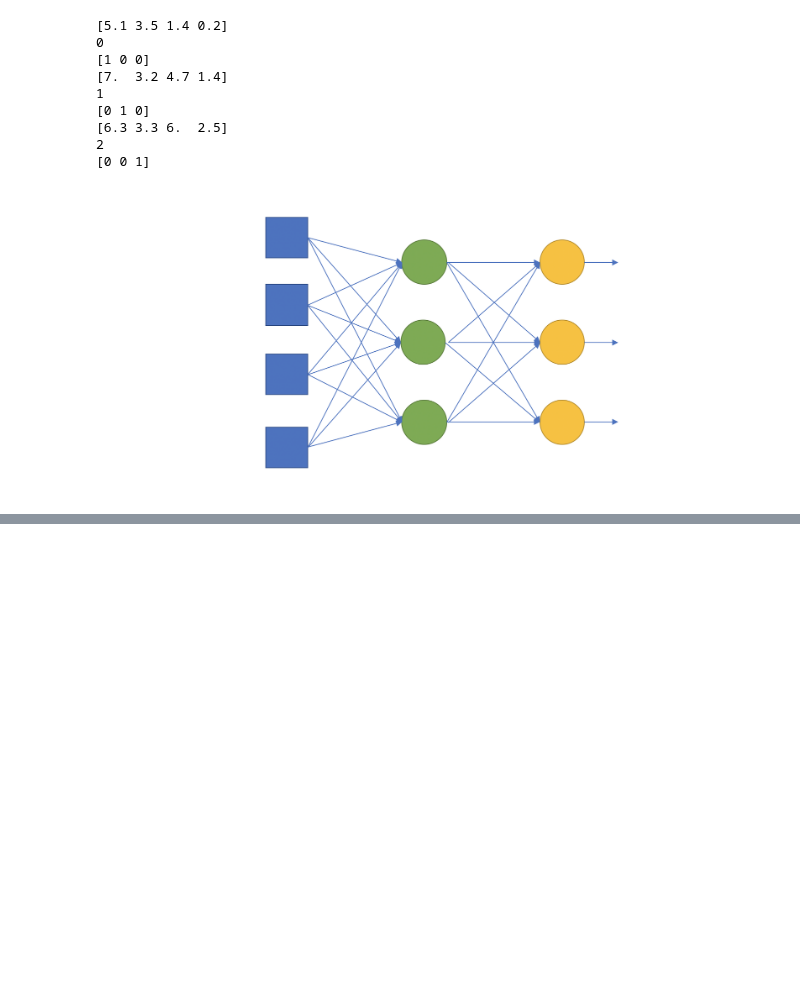
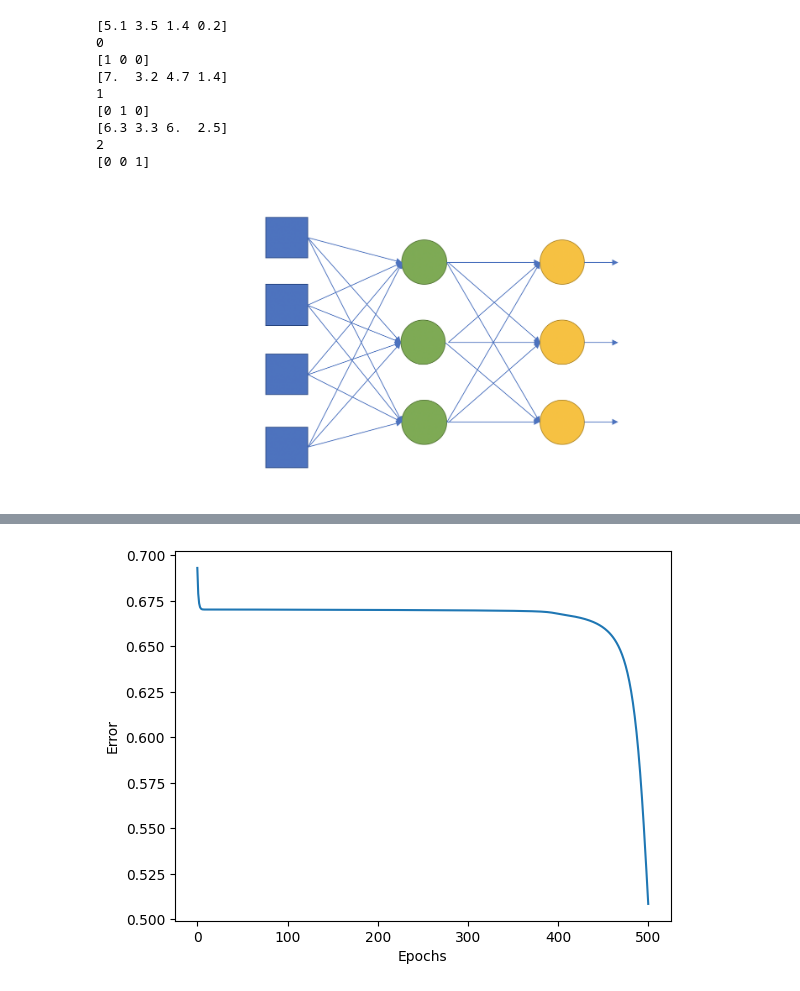
Before and after one commit to angelbastogz/masters-ai, a Jupyter notebook: Introducción a la IA/Perceptrón multicapa/Notebooks/04 Multilayer perceptron.ipynb, the cells around one changed output, grey strips where cells are left out. Cells and saved outputs as stored; diff of their text form; code cells hidden in the pictures; blank space fills up the shorter version.

```diff
--- a/Introducción a la IA/Perceptrón multicapa/Notebooks/04 Multilayer perceptron.ipynb
+++ b/Introducción a la IA/Perceptrón multicapa/Notebooks/04 Multilayer perceptron.ipynb
@@ -148,0 +151,18 @@ plt.show()
+# %%
+#Topology: 4 x 3 x 3 x 3 x 3
+input_size_layer1 = 4
+num_neurons_layer1 = 3
+
+input_size_layer2 = num_neurons_layer1
+num_neurons_layer2 = 3
+
+input_size_layer3 = num_neurons_layer2
+num_neurons_layer3 = 3
+
+input_size_layer4 = num_neurons_layer3
+num_neurons_layer4 = 3
+
+layer1 = list()
+layer2 = list()
+layer3 = list()
+layer4 = list()
@@ -148,0 +209,82 @@ plt.show()
+# %%
+alpha = 0.03
+epochs = 500
+
+init_weights()
+
+E = list()
+E.append( calculate_error() )
+for e in range(epochs):
+  for d in range(len(X)):
+    # Etapa 1 - Propagación
+    output_layer1 = np.zeros(num_neurons_layer1)
+    for i in range(len(output_layer1)):
+      output_layer1[i] = propagate(X[d], layer1[i])
+
+    output_layer2 = np.zeros(num_neurons_layer2)
+    for i in range(len(output_layer2)):
+      output_layer2[i] = propagate(output_layer1, layer2[i])
+
+    output_layer3 = np.zeros(num_neurons_layer3)
+    for i in range(len(output_layer3)):
+      output_layer3[i] = propagate(output_layer2, layer3[i])
+
+    output_layer4 = np.zeros(num_neurons_layer4)
+    for i in range(len(output_layer4)):
+      output_layer4[i] = propagate(output_layer3, layer4[i])
+
+    # Etapa 2 - Retropropagación de los errores
+    delta_layer4 = np.zeros(num_neurons_layer4)
+    for i in range(len(delta_layer4)):
+      delta_layer4[i] = output_layer4[i] * (1 - output_layer4[i]) * (Y[d][i] - output_layer4[i])
+
+    for i in range(len(layer4)):
+      layer4[i][0] += alpha * delta_layer4[i] * 1
+      for j in range(len(layer4[i])-1):
+        layer4[i][j+1] += alpha * delta_layer4[i] * output_layer3[j]
+
+    delta_layer3 = np.zeros(num_neurons_layer3)
+    for i in range(len(delta_layer3)):
+      weighted_delta_errors = 0
+      for j in range(num_neurons_layer4):
+        weighted_delta_errors += layer4[i][j+1] * delta_layer4[j]
+      delta_layer3[i] = output_layer3[i] * (1 - output_layer3[i]) * weighted_delta_errors
+
+    for i in range(len(layer3)):
+      layer3[i][0] += alpha * delta_layer3[i] * 1
+      for j in range(len(layer3[i])-1):
+        layer3[i][j+1] += alpha * delta_layer3[i] * output_layer2[j]
+
+    delta_layer2 = np.zeros(num_neurons_layer2)
+    for i in range(len(delta_layer2)):
+      weighted_delta_errors = 0
+      for j in range(num_neurons_layer3):
+        weighted_delta_errors += layer3[i][j+1] * delta_layer3[j]
+      delta_layer2[i] = output_layer2[i] * (1 - output_layer2[i]) * weighted_delta_errors
+
+    for i in range(len(layer2)):
+      layer2[i][0] += alpha * delta_layer2[i] * 1
+      for j in range(len(layer2[i])-1):
+        layer2[i][j+1] += alpha * delta_layer2[i] * output_layer1[j]
+
+    delta_layer1 = np.zeros(num_neurons_layer1)
+    for i in range(len(delta_layer1)):
+      weighted_delta_errors = 0
+      for j in range(num_neurons_layer2):
+        weighted_delta_errors += layer2[i][j+1] * delta_layer2[j]
+      delta_layer1[i] = output_layer1[i] * (1 - output_layer1[i]) * weighted_delta_errors
+
+    for i in range(len(layer1)):
+      layer1[i][0] += alpha * delta_layer1[i] * 1
+      for j in range(len(layer1[i])-1):
+        layer1[i][j+1] += alpha * delta_layer1[i] * X[d][j]
+
+  E.append( calculate_error() )
+
+Error_vec = np.asarray(E)
+plt.plot(Error_vec)
+plt.xlabel('Epochs')
+plt.ylabel('Error')
+plt.show()
+# %% [output]
+[figure, added]
```
Also changed, not shown: parts of 6 cells of this notebook.
